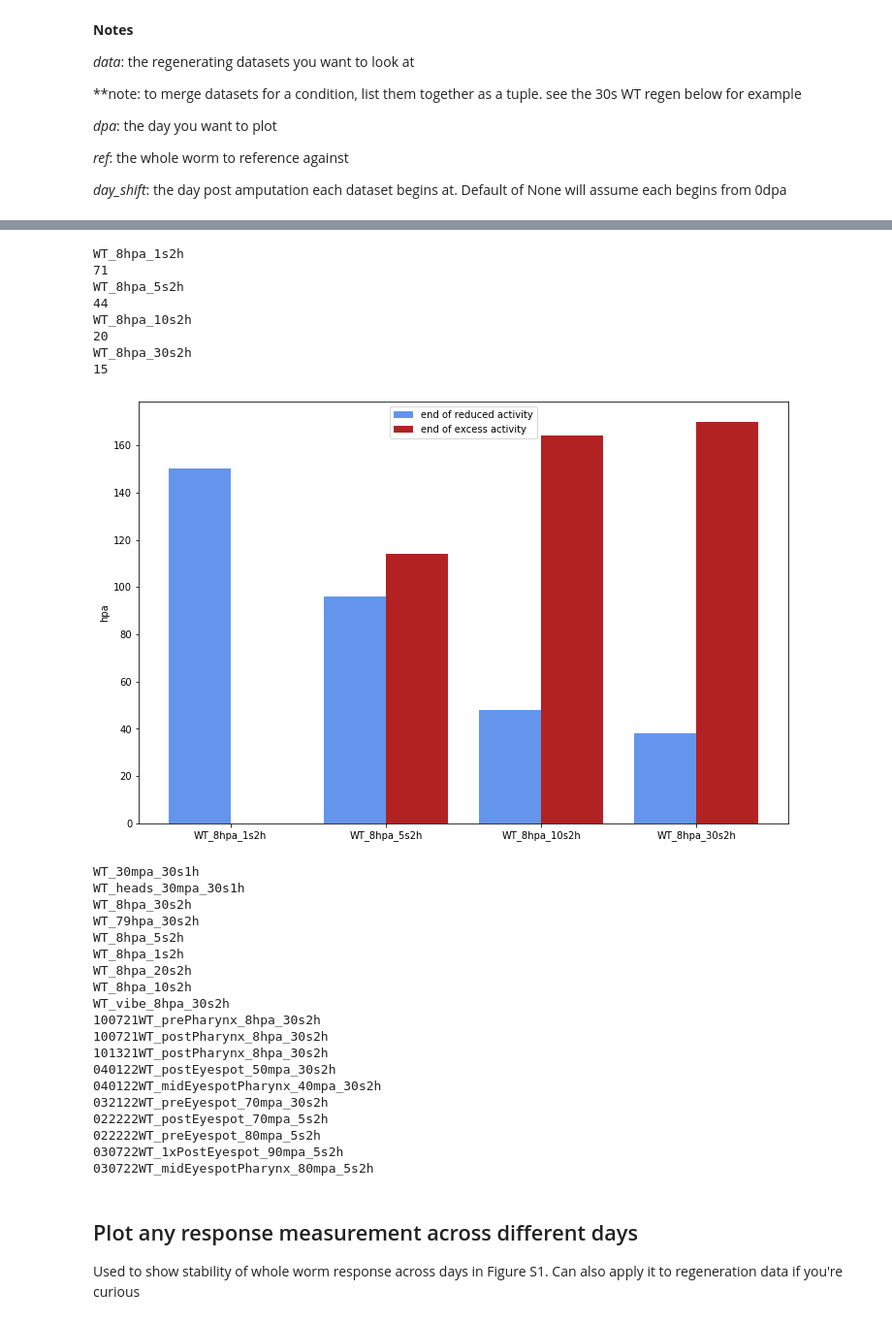
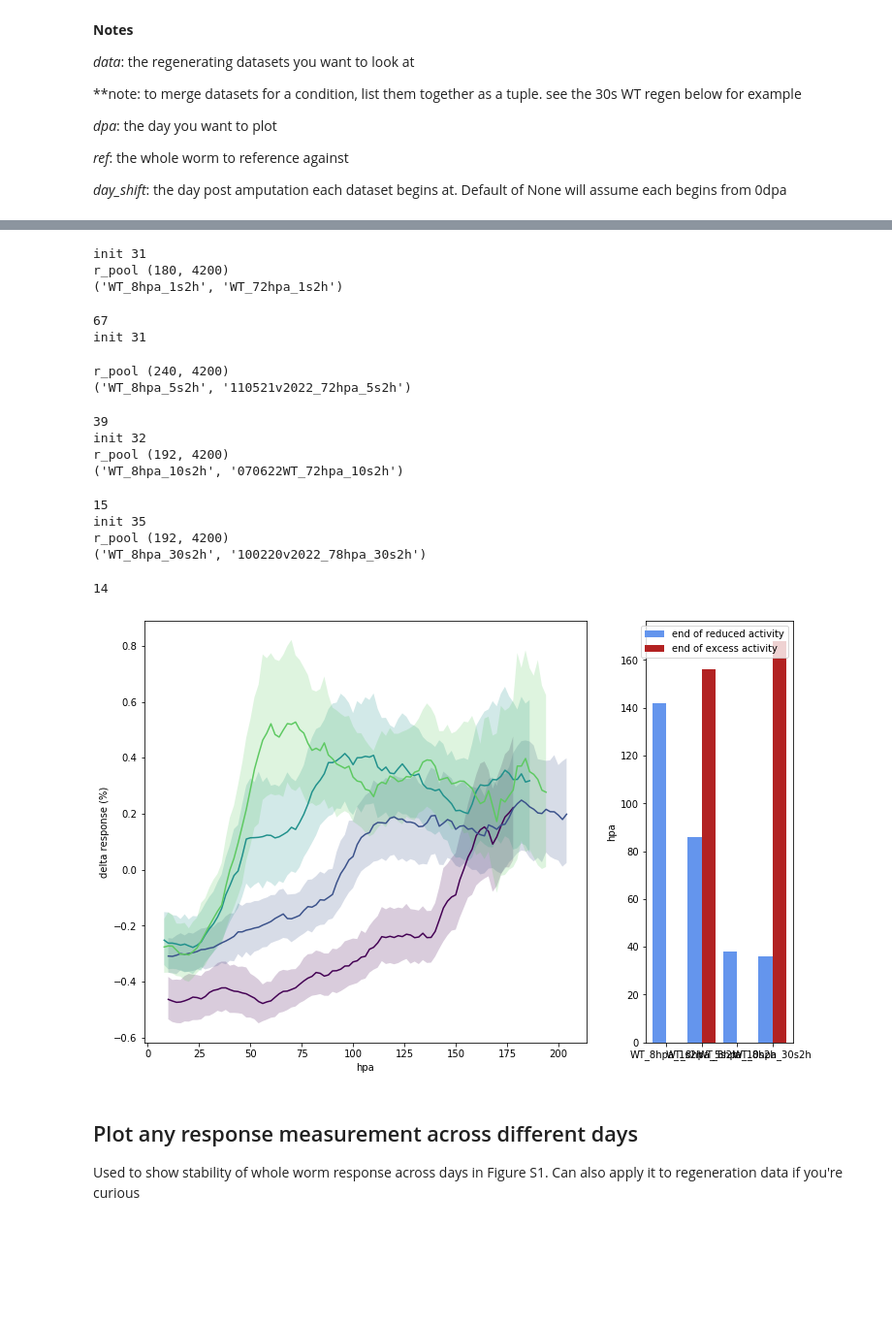
Before and after one commit to samuelbray32/behavior-lite, a Jupyter notebook: publication_regeneration.ipynb, the cells around one changed output, grey strips where cells are left out. Shown at 97% size. Saved outputs shown, nothing was run; the diff lists cells and outputs as text; code cells hidden in the pictures; blank space fills up the shorter version.

```diff
--- a/publication_regeneration.ipynb
+++ b/publication_regeneration.ipynb
@@ -135,17 +145,25 @@ for i in result.keys():
 # %%
-# from tools.results_regeneration import excess_activity_regeneration
-# excess_activity_regeneration(n_boot=1e1,pool=1)
+from tools.results_regeneration import excess_activity_regeneration_v081022
+fig,ax=excess_activity_regeneration_v081022(n_boot=1e3,pool=12)
 
-from tools.results_regeneration import excess_activity_regeneration_v072722
-fig,ax=excess_activity_regeneration_v072722(n_boot=1e3,pool=12)
+# from tools.results_regeneration import excess_activity_regeneration_v072722
+# fig,ax=excess_activity_regeneration_v072722(n_boot=3e1,pool=12)
 # %% [output]
-WT_8hpa_1s2h
-71
-WT_8hpa_5s2h
-44
-WT_8hpa_10s2h
-20
-WT_8hpa_30s2h
-15
+init 31
+r_pool (180, 4200)
+('WT_8hpa_1s2h', 'WT_72hpa_1s2h')
+67
+init 31
+r_pool (240, 4200)
+('WT_8hpa_5s2h', '110521v2022_72hpa_5s2h')
+39
+init 32
+r_pool (192, 4200)
+('WT_8hpa_10s2h', '070622WT_72hpa_10s2h')
+15
+init 35
+r_pool (192, 4200)
+('WT_8hpa_30s2h', '100220v2022_78hpa_30s2h')
+14
-[figure, old version]
+[figure, new version]
 # %%
@@ -153,30 +171,3 @@ fig.savefig('plots/excessActivity_regen.svg')
-# %%
-name = 'data/LDS_response_regen_indPulse.pickle'
-import pickle
-with open(name,'rb') as f:
-    result = pickle.load(f)
-for k in result.keys():
-    if 'WT' in k: print(k)
-# %% [output]
-WT_30mpa_30s1h
-WT_heads_30mpa_30s1h
-WT_8hpa_30s2h
-WT_79hpa_30s2h
-WT_8hpa_5s2h
-WT_8hpa_1s2h
-WT_8hpa_20s2h
-WT_8hpa_10s2h
-WT_vibe_8hpa_30s2h
-100721WT_prePharynx_8hpa_30s2h
-100721WT_postPharynx_8hpa_30s2h
-101321WT_postPharynx_8hpa_30s2h
-040122WT_postEyespot_50mpa_30s2h
-040122WT_midEyespotPharynx_40mpa_30s2h
-032122WT_preEyespot_70mpa_30s2h
-022222WT_postEyespot_70mpa_5s2h
-022222WT_preEyespot_80mpa_5s2h
-030722WT_1xPostEyespot_90mpa_5s2h
-030722WT_midEyespotPharynx_80mpa_5s2h
 # %% [markdown]
 ## Plot any response measurement across different days
 
```
Also changed, not shown: parts of 10 cells of this notebook, 9 other files.
